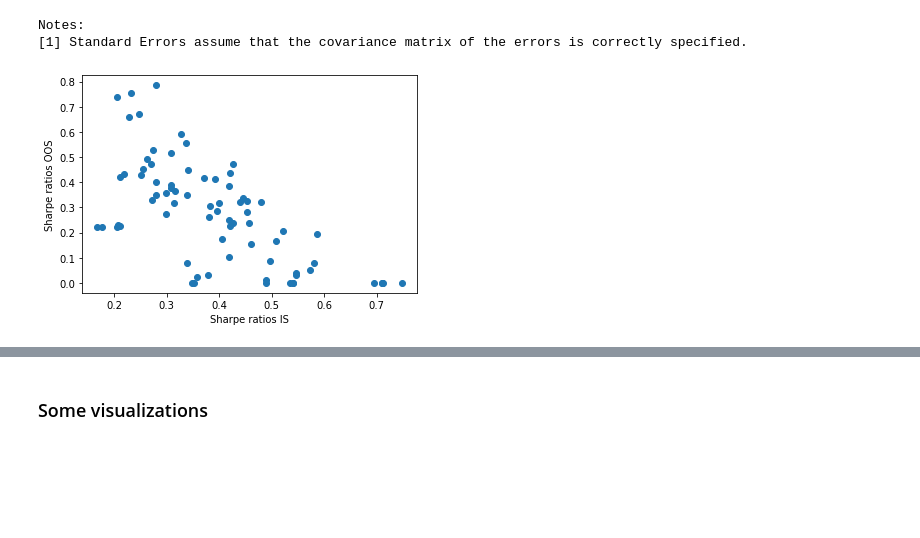
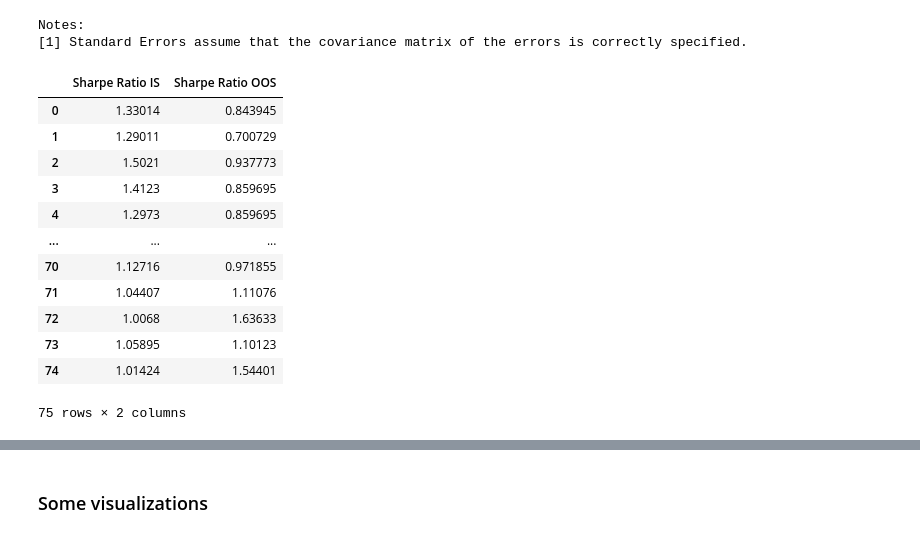
Before and after one commit to evelynyou/capstone_indicators, a Jupyter notebook: productionize.ipynb, the cells around one changed output, grey strips where cells are left out. Cells and saved outputs as stored; diff of their text form; code cells hidden in the pictures; blank space fills up the shorter version.

```diff
--- a/productionize.ipynb
+++ b/productionize.ipynb
@@ -358,11 +396,22 @@ OLS Regression Results
 | Kurtosis: | 2.873 | Cond. No. | 8.42 |
 Notes:
 [1] Standard Errors assume that the covariance matrix of the errors is correctly specified.
-# %%
-plt.figure()
-plt.scatter(w_c_is, w_c_oos)
-plt.xlabel('Sharpe ratios IS')
-plt.ylabel('Sharpe ratios OOS')
-plt.show()
-# %% [output]
-[figure, removed]
+# %%
+train = train_df.loc[:,["Sharpe Ratio"]].rename(columns={"Sharpe Ratio":"Sharpe Ratio IS"})
+test = test_df.loc[:,["Sharpe Ratio"]].rename(columns={"Sharpe Ratio":"Sharpe Ratio OOS"})
+df_temp = train.join(test)
+df_temp
+# %% [output]
+|  | Sharpe Ratio IS | Sharpe Ratio OOS |
+| 0 | 1.33014 | 0.843945 |
+| 1 | 1.29011 | 0.700729 |
+| 2 | 1.5021 | 0.937773 |
+| 3 | 1.4123 | 0.859695 |
+| 4 | 1.2973 | 0.859695 |
+| ... | ... | ... |
+| 70 | 1.12716 | 0.971855 |
+| 71 | 1.04407 | 1.11076 |
+| 72 | 1.0068 | 1.63633 |
+| 73 | 1.05895 | 1.10123 |
+| 74 | 1.01424 | 1.54401 |
+75 rows × 2 columns
```
Also changed, not shown: parts of 9 cells of this notebook, 6 other files.
